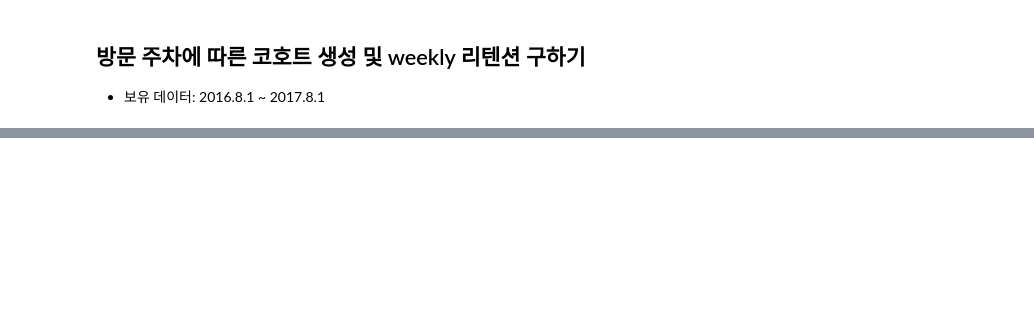
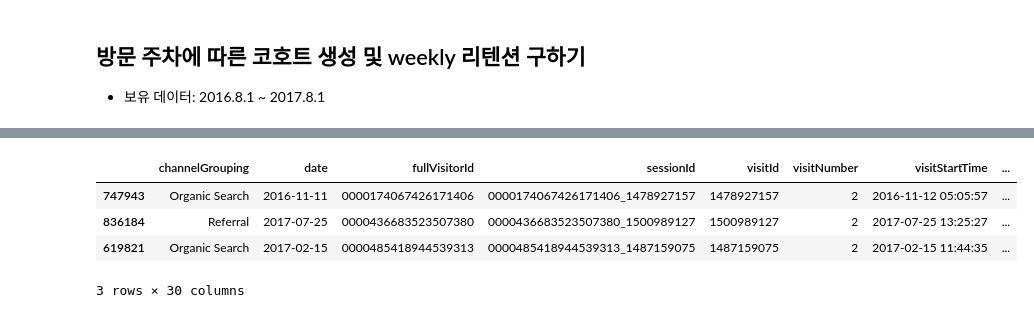
Before and after one commit to eju1019/ipark, a Jupyter notebook: Eunju.ipynb, the cells around one changed output, grey strips where cells are left out. Cells and saved outputs as stored; diff of their text form; code cells hidden in the pictures; blank space fills up the shorter version.

```diff
--- a/Eunju.ipynb
+++ b/Eunju.ipynb
@@ -127,3 +136,22 @@ plt.show()
 # %% [markdown]
 ## 방문 주차에 따른 코호트 생성 및 weekly 리텐션 구하기
 - 보유 데이터: 2016.8.1 ~ 2017.8.1
+# %%
+# 유저들이 평균 몇일 뒤 재 방문 하는지 확인하기
+
+#fullVisitorId,date 기준으로 정렬하기
+df_sorted = drop_df.sort_values(['fullVisitorId', 'date'])
+
+#유저별 방문 간격 계산
+df_sorted['visit_interval'] = df_sorted.groupby('fullVisitorId')['date'].diff().dt.days
+
+# 재방문하지 않은 유저 없애기
+df_sorted = df_sorted.dropna(subset=['visit_interval'])
+df_sorted = df_sorted[df_sorted['visit_interval'] != 0]
+
+# 각 유저 평균 재방문 날짜 구하기
+mean_return_interval = df_sorted.groupby('fullVisitorId')['visit_interval'].mean()
+overall_mean_return_interval = mean_return_interval.mean()
+
+print(mean_return_interval)
+print(overall_mean_return_interval)
@@ -130 +173,9 @@ plt.show()
+# %%
+df_sorted.head(3)
+# %% [output]
+|  | channelGrouping | date | fullVisitorId | sessionId | visitId | visitNumber | visitStartTime | ... |
+| 747943 | Organic Search | 2016-11-11 | 0000174067426171406 | 0000174067426171406_1478927157 | 1478927157 | 2 | 2016-11-12 05:05:57 | ... |
+| 836184 | Referral | 2017-07-25 | 0000436683523507380 | 0000436683523507380_1500989127 | 1500989127 | 2 | 2017-07-25 13:25:27 | ... |
+| 619821 | Organic Search | 2017-02-15 | 0000485418944539313 | 0000485418944539313_1487159075 | 1487159075 | 2 | 2017-02-15 11:44:35 | ... |
+3 rows × 30 columns
 # %%
```
Also changed, not shown: parts of 9 cells of this notebook.
